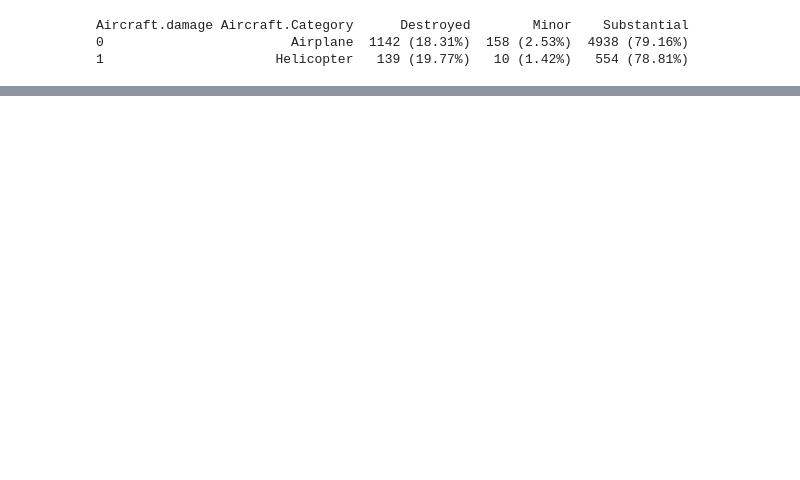
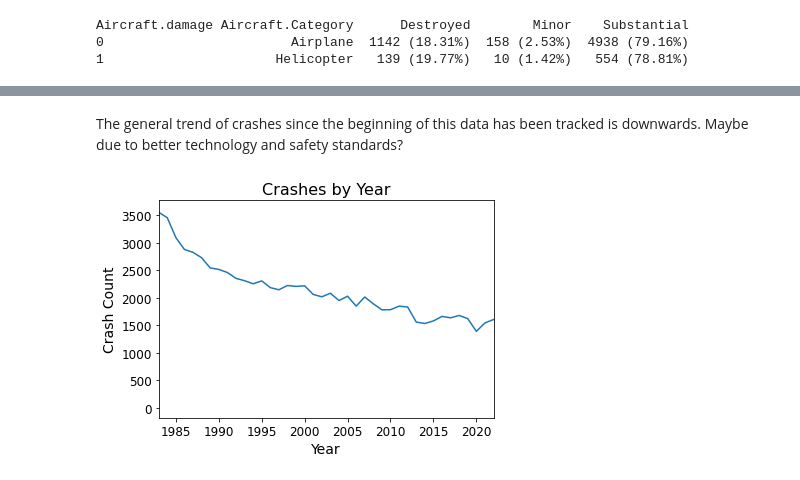
Before and after one commit to owenml/dsc-phase-1-project-v3, a Jupyter notebook: Olu.ipynb, the cells around one changed output, grey strips where cells are left out. Saved outputs shown, nothing was run; the diff lists cells and outputs as text; code cells hidden in the pictures; blank space fills up the shorter version.

```diff
--- a/Olu.ipynb
+++ b/Olu.ipynb
@@ -752,0 +437,16 @@ plt.show()
+# %% [markdown]
+The general trend of crashes since the beginning of this data has been tracked is downwards. Maybe due to better technology and safety standards?
+# %%
+df['Event.Year'] = pd.to_datetime(df['Event.Date']).dt.year
+year_crashes = df.groupby('Event.Year')['Accident.Number'].count().reset_index(name='Crash_Count')
+# Create a line plot of the crash count by year
+ax = sns.lineplot(x='Event.Year', y='Crash_Count', data=year_crashes)
+ax.set_xlim([1983, year_crashes['Event.Year'].max()])  # set the x-axis limits from 1985 to the max year in the data
+# Set the x and y axis labels and the title
+ax.set_xlabel('Year', fontsize=14)
+ax.set_ylabel('Crash Count', fontsize=14)
+ax.set_title('Crashes by Year', fontsize=16)
+# Set the tick label font sizes
+ax.tick_params(axis='both', which='major', labelsize=12)
+# %% [output]
+[figure, added]
```
Also changed, not shown: parts of 72 cells of this notebook.
